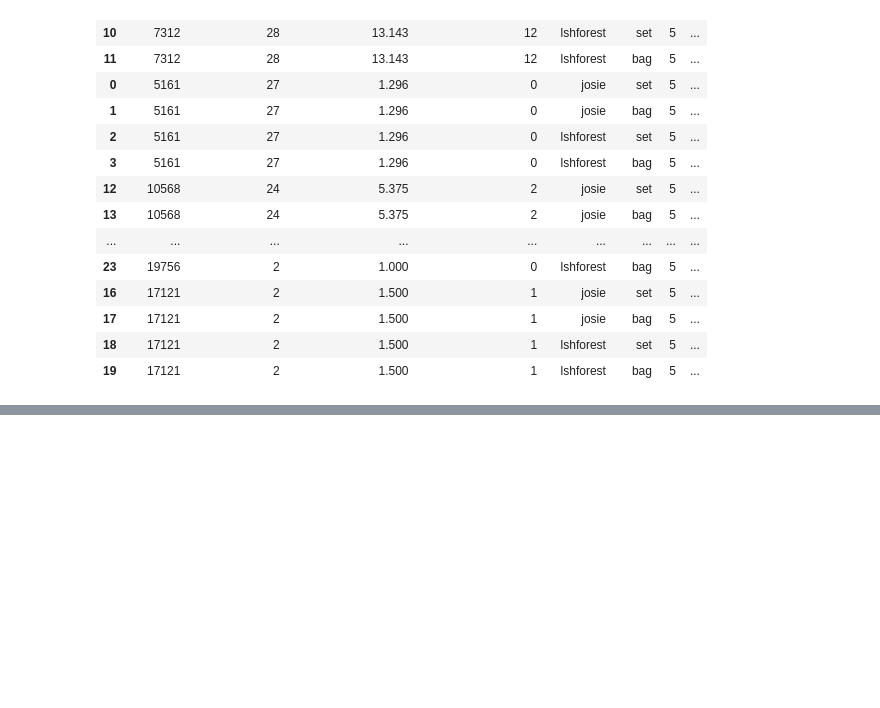
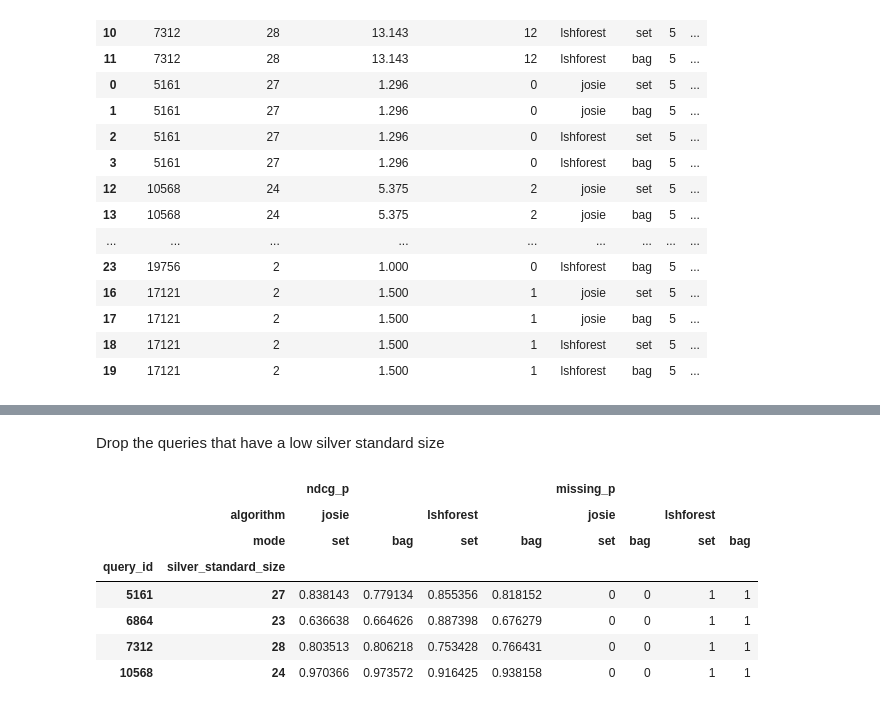
Before and after one commit to nanni00/datalake-table-finder, a Jupyter notebook: experiments/main/analysis.ipynb, the cells around one changed output, grey strips where cells are left out. Saved outputs shown, nothing was run; the diff lists cells and outputs as text; code cells hidden in the pictures; blank space fills up the shorter version.

Commit message:
test on big collection with josie and lsh forest

```diff
--- a/experiments/main/analysis.ipynb
+++ b/experiments/main/analysis.ipynb
@@ -210,0 +207,14 @@ df.pivot(index=['query_id', 'silver_standard_size'], columns=['algorithm', 'mode
+# %% [markdown]
+Drop the queries that have a low silver standard size
+# %%
+pivot = pivot[pivot.index.isin(range(10, 30), level=1)]
+pivot
+# %% [output]
+|  |  | ndcg_p |  |  |  | missing_p |  |  |  |
+|  | algorithm | josie |  | lshforest |  | josie |  | lshforest |  |
+|  | mode | set | bag | set | bag | set | bag | set | bag |
+| query_id | silver_standard_size |  |  |  |  |  |  |  |  |
+| 5161 | 27 | 0.838143 | 0.779134 | 0.855356 | 0.818152 | 0 | 0 | 1 | 1 |
+| 6864 | 23 | 0.636638 | 0.664626 | 0.887398 | 0.676279 | 0 | 0 | 1 | 1 |
+| 7312 | 28 | 0.803513 | 0.806218 | 0.753428 | 0.766431 | 0 | 0 | 1 | 1 |
+| 10568 | 24 | 0.970366 | 0.973572 | 0.916425 | 0.938158 | 0 | 0 | 1 | 1 |
```
Also changed, not shown: parts of 15 cells of this notebook, 12 other files.
